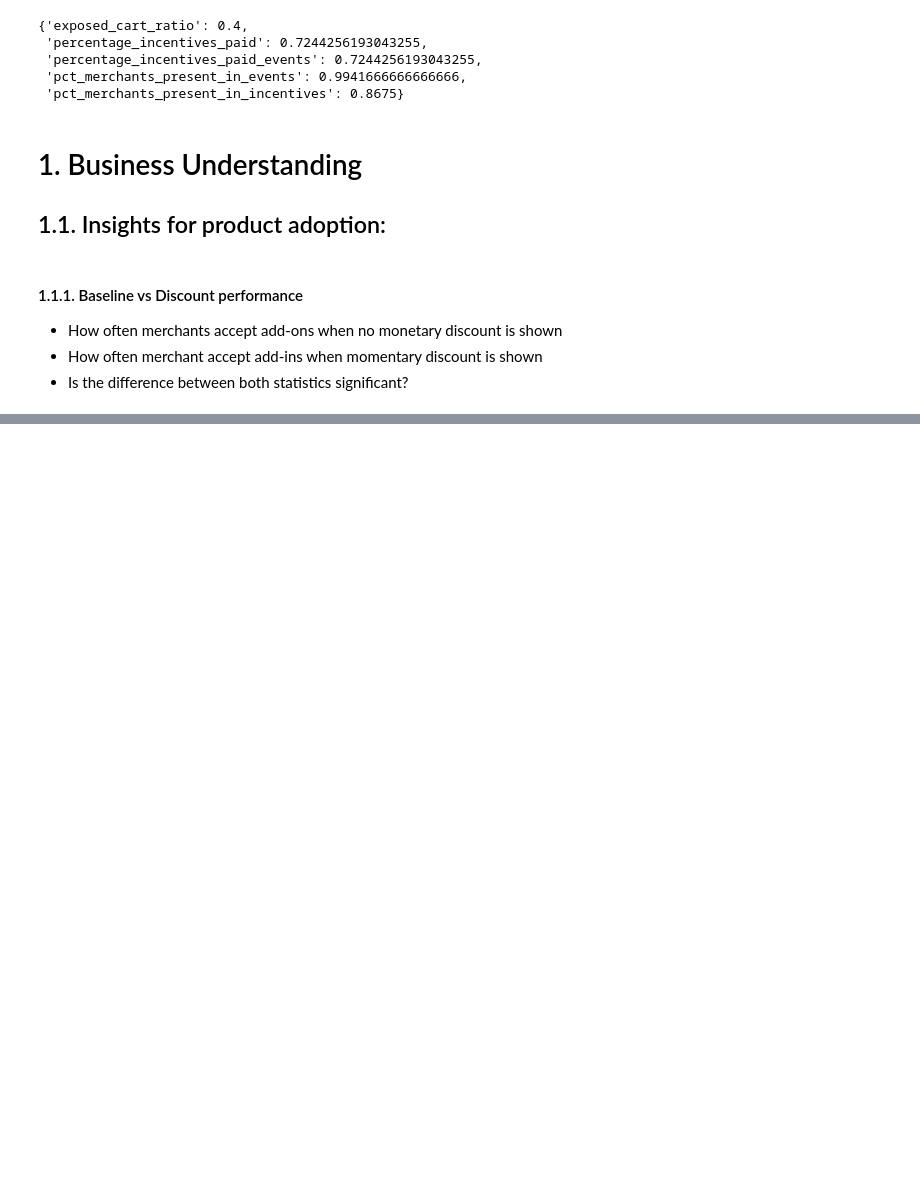
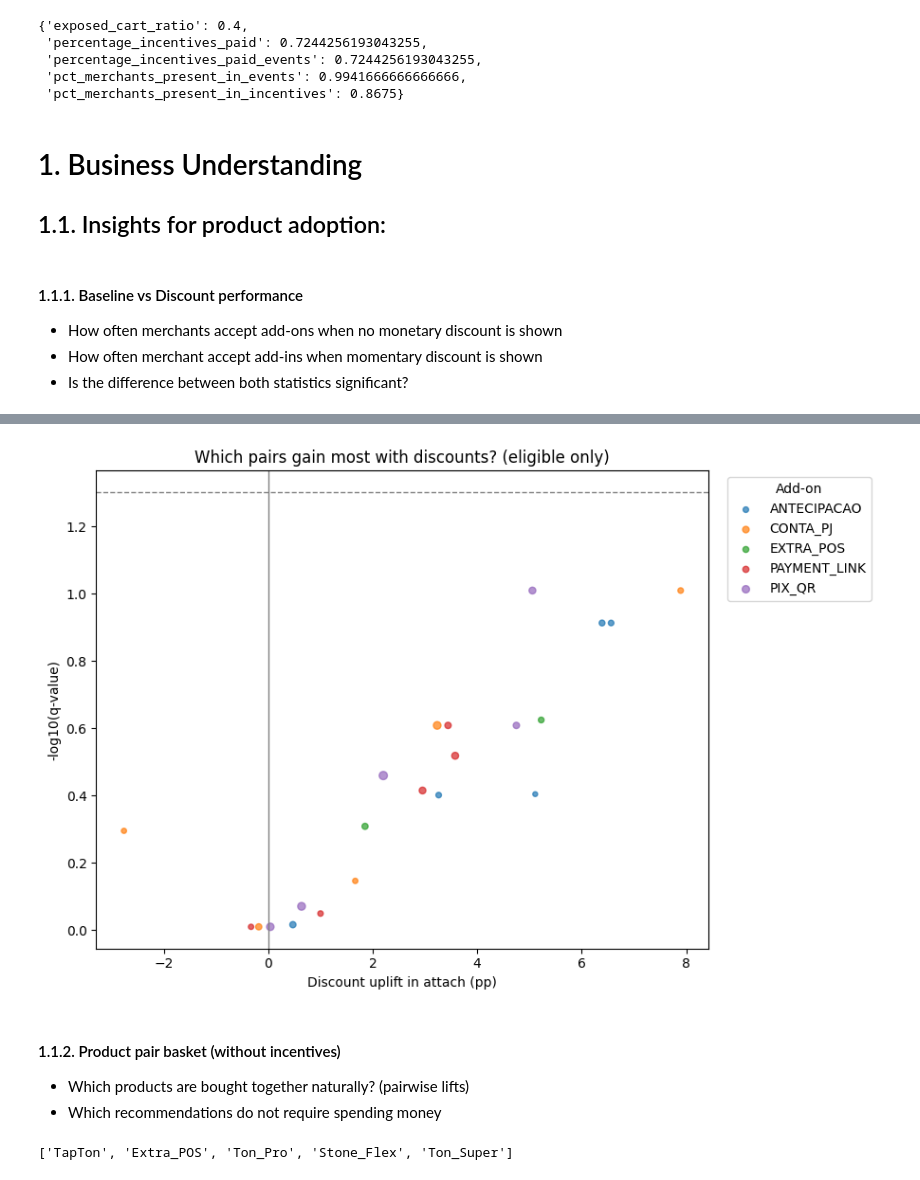
Before and after one commit to mluciacj/applied-data-science-for-business, a Jupyter notebook: ds_lab/cross_sell_lift_payment_services/eda_business_insights.ipynb, the cells around one changed output, grey strips where cells are left out. Drawn from its saved outputs; the diff is of its cells as text; code cells hidden in the pictures; blank space fills up the shorter version.

Commit message:
add: eda analysis + incentives placement+ roi+ segments

```diff
--- a/ds_lab/cross_sell_lift_payment_services/eda_business_insights.ipynb
+++ b/ds_lab/cross_sell_lift_payment_services/eda_business_insights.ipynb
@@ -246,0 +220,24 @@ pivot_acceptance_rate_tbl
+# %%
+# z-test + ICs (usando suas funções)
+rows = []
+for _, r in testable.iterrows():
+    zres = proportions_z_test(int(r["a"]), int(r["n_a"]), int(r["b"]), int(r["n_b"]))
+    ci_a = wald_test(zres["prob_success_group_A"], int(r["n_a"]))
+    ci_b = wald_test(zres["prob_success_group_B"], int(r["n_b"]))
+    rows.append({
+        "primary_product": r["primary_product"],
+        "candidate_addon": r["candidate_addon"],
+        "eligible_incentive": r["eligible_incentive"],
+        "n_a": int(r["n_a"]), "a": int(r["a"]), "p_a": zres["prob_success_group_A"],
+        "n_b": int(r["n_b"]), "b": int(r["b"]), "p_b": zres["prob_success_group_B"],
+        "delta_attach_pp": r["delta_attach_pp"],
+        "baseline_ci_lo": ci_a[0], "baseline_ci_hi": ci_a[1],
+        "discount_ci_lo": ci_b[0], "discount_ci_hi": ci_b[1],
+        "z": zres["z"], "pvalue": zres["p_value"],
+    })
+
+pair_stats_robust = (pd.DataFrame(rows)
+                     .sort_values("delta_attach_pp", ascending=False)
+                     .reset_index(drop=True))
+
+display(pair_stats_robust.head(15))
@@ -246,0 +290,23 @@ pivot_acceptance_rate_tbl
+# %%
+plt.figure(figsize=(9,6))
+for addon, g in df.groupby("candidate_addon"):
+    plt.scatter(
+        g["delta_attach_pp"]*100,                        # turn to pp
+        -np.log10(g["qvalue"].clip(lower=1e-300)),
+        s=np.sqrt(g["total_n"]).clip(10, 200), alpha=0.7, label=addon
+    )
+
+plt.axvline(0, color="gray", lw=1)
+plt.axhline(-np.log10(0.05), color="gray", lw=1, ls="--")
+plt.xlabel("Discount uplift in attach (pp)")
+plt.ylabel("-log10(q-value)")
+plt.title("Which pairs gain most with discounts? (eligible only)")
+plt.legend(title="Add-on", bbox_to_anchor=(1.02, 1), loc="upper left")
+plt.tight_layout()
+plt.show()
+# %% [output]
+[figure, added]
+# %% [markdown]
+#### 1.1.2. Product pair basket (without incentives)
+- Which products are bought together naturally? (pairwise lifts)
+- Which recommendations do not require spending money
@@ -246,0 +317,8 @@ pivot_acceptance_rate_tbl
+# %%
+#unique set of products
+nested = (list(map(lambda x:x.split('|'), basket['products'].unique().tolist())))
+flat = [item for sublist in nested for item in sublist]
+flat = list(set(flat))
+flat
+# %% [output]
+['TapTon', 'Extra_POS', 'Ton_Pro', 'Stone_Flex', 'Ton_Super']
```
Also changed, not shown: parts of 39 cells of this notebook, 3 other files.
